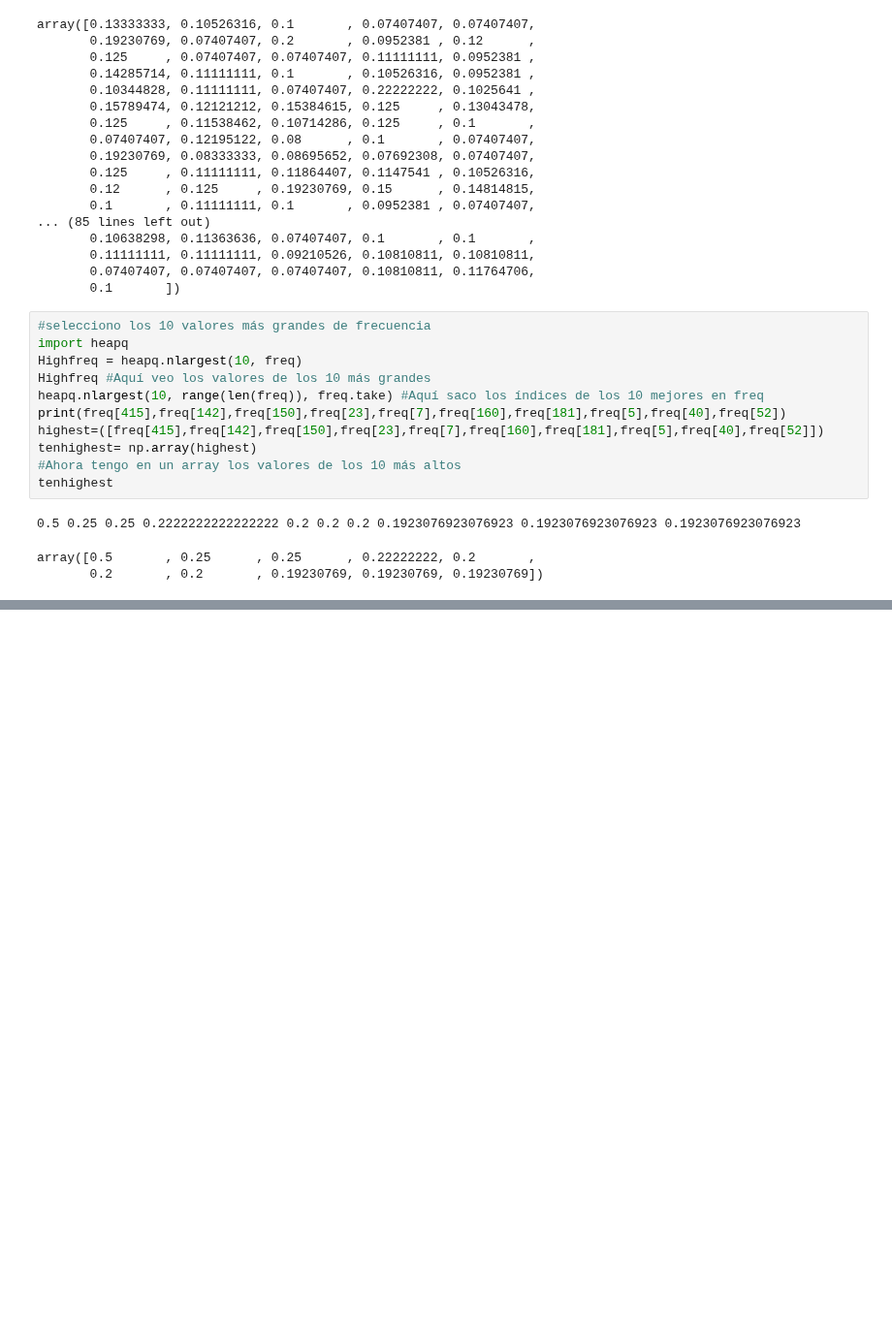
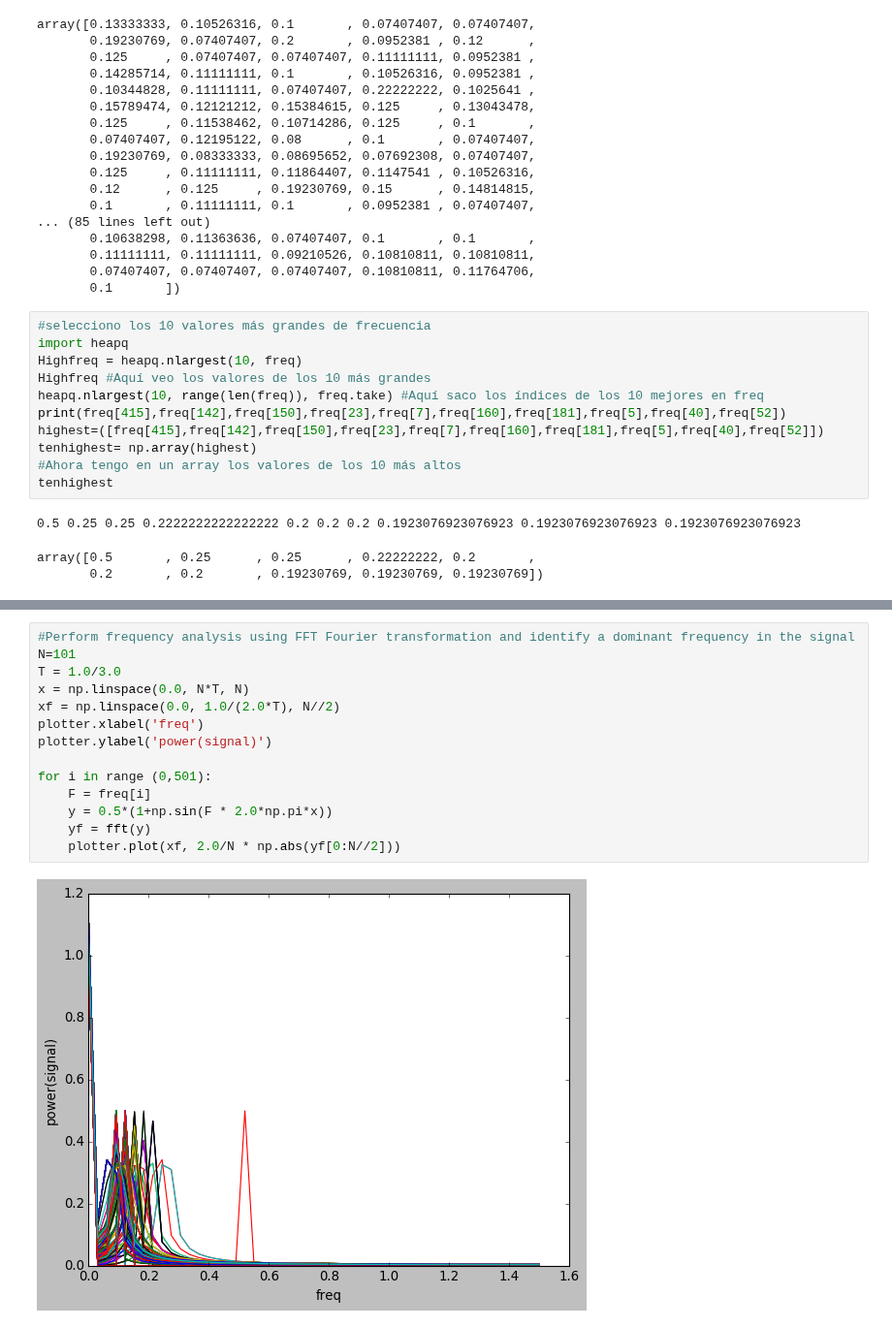
Before and after one commit to agg96/Accelerated_Advanced_Python_weeks3_4, a Jupyter notebook: ANSWERS TO TASK #1.ipynb, the cells around one changed output, grey strips where cells are left out. Shown at 97% size. Drawn from its saved outputs; the diff is of its cells as text; blank space fills up the shorter version.

```diff
--- a/ANSWERS TO TASK #1.ipynb
+++ b/ANSWERS TO TASK #1.ipynb
@@ -303,0 +306,16 @@ plotter.clim(0,1)
+# %%
+#Perform frequency analysis using FFT Fourier transformation and identify a dominant frequency in the signal
+N=101
+T = 1.0/3.0
+x = np.linspace(0.0, N*T, N)
+xf = np.linspace(0.0, 1.0/(2.0*T), N//2)
+plotter.xlabel('freq')
+plotter.ylabel('power(signal)')
+
+for i in range (0,501):
+    F = freq[i]
+    y = 0.5*(1+np.sin(F * 2.0*np.pi*x))
+    yf = fft(y)
+    plotter.plot(xf, 2.0/N * np.abs(yf[0:N//2]))
+# %% [output]
+[figure, added]
```
Also changed, not shown: parts of 4 cells of this notebook.
